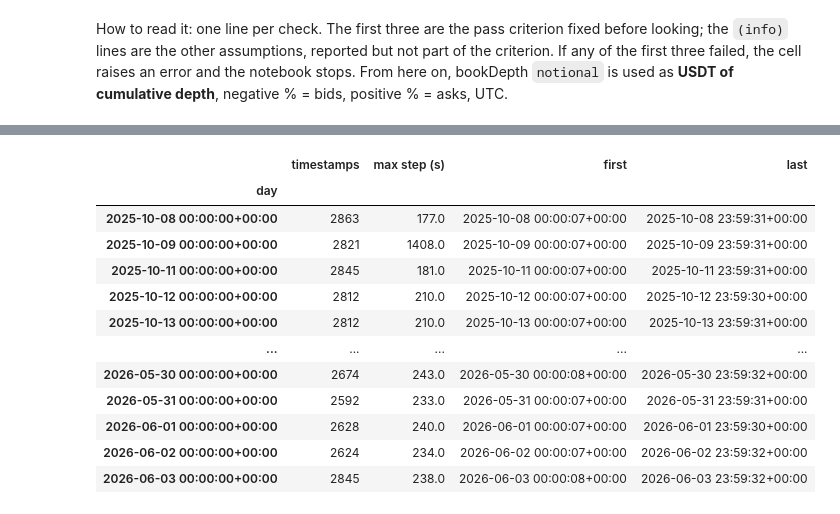
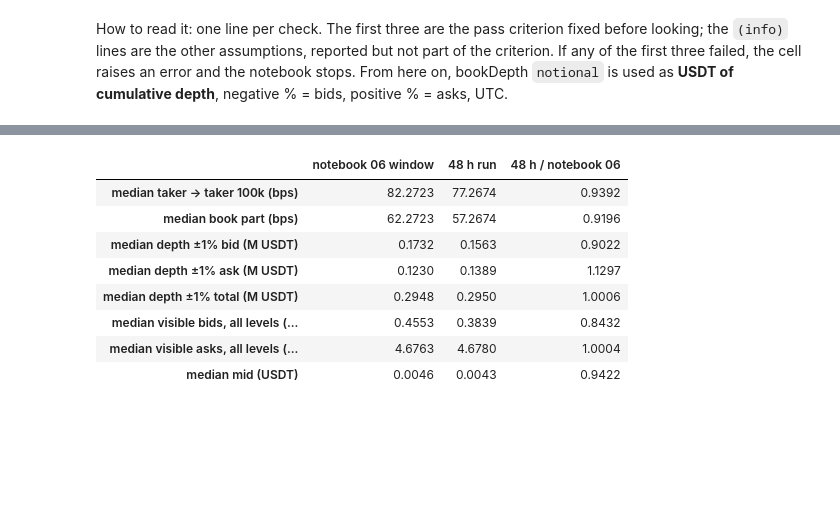
Before and after one commit to Alvarado-Maganna/crypto-quant-lab, a Jupyter notebook: notebooks/08_liquidity_by_hour.ipynb, the cells around one changed output, grey strips where cells are left out. Saved outputs shown, nothing was run; the diff lists cells and outputs as text; code cells hidden in the pictures; blank space fills up the shorter version.

```diff
--- a/notebooks/08_liquidity_by_hour.ipynb
+++ b/notebooks/08_liquidity_by_hour.ipynb
@@ -231,8 +235,10 @@ print(f"days in the minute data with fewer than 1440 candles: "
       f"{int((btc_daily['minutes'] < 1440).sum())}")
 
 stress = stress_table(btc_daily, ["2026-11-22", "2026-11-23"], lookback=90)
-RUN_LABEL = "stress weekend" if stress["stress"].any() else "normal"
-print(f"run label: {RUN_LABEL!r}")
+stress["label"] = np.where(stress["stress"], "stress", "normal")
+DAY_LABEL = {pd.Timestamp(d, tz="UTC"): lab for d, lab in stress["label"].items()}
+RUN_DAYS = {d: f"{name} ({DAY_LABEL[d]})" for d, name in RUN_DAYS.items()}   # used in every table below
+print("day labels:", list(RUN_DAYS.values()))
 stress.round(2)
 # %% [output]
 BTCUSDT: 525,600 1-min candles, 2025-11-24 00:00:00+00:00 -> 2026-11-23 23:59:00+00:00, missing 0, zero-volume 0
@@ -1101,41 +1163,27 @@ stress case (2025-10-06 → 2025-10-14, outside the window).
 # %%
-bd_days = sorted({d.strftime("%Y-%m-%d") for d in pd.date_range(*WINDOW_12M, freq="D")}
-                 | {d.strftime("%Y-%m-%d") for d in pd.date_range(*STRESS_10_10, freq="D")})
-sides_path, quality_path = CACHE / "bookdepth_sides_30s.parquet", CACHE / "bookdepth_quality.parquet"
-if not (sides_path.exists() and quality_path.exists()):
-    frames, quality = [], []
-    for day in bd_days:
-        if not (VISION / book_depth_path("BTCUSDT", day)).exists():   # not published by Binance
-            continue
-        raw = read_book_depth_day(day)
-        w = book_depth_wide(raw)
-        ts = w.index.to_series()
-        quality.append({"day": pd.Timestamp(day, tz="UTC"), "rows": len(raw), "timestamps": len(w),
-                        "percentages": len(w["notional"].columns),
-                        "has ±0.2": all(p in w["notional"].columns for p in (-0.2, 0.2)),
-                        "has ±1": all(p in w["notional"].columns for p in (-1.0, 1.0)),
-                        "max step (s)": ts.diff().dt.total_seconds().max(),
-                        "first": ts.iloc[0], "last": ts.iloc[-1],
-                        "cumulative (% complete rows)": check_cumulative(w.dropna())["monotonic (% of timestamps)"].min()})
-        frames.append(book_depth_side_totals(w, pcts=(0.2, 1.0)))
-    pd.concat(frames).to_parquet(sides_path)
-    pd.DataFrame(quality).to_parquet(quality_path)
-bd_sides = pd.read_parquet(sides_path)
-bd_quality = pd.read_parquet(quality_path).set_index("day")
-not_published = sorted(set(bd_days) - {d.strftime("%Y-%m-%d") for d in bd_quality.index})
-print(f"{len(bd_quality)} daily files of {len(bd_days)} days asked, {len(bd_sides):,} timestamps; "
-      f"not published on data.binance.vision (left out, not filled): {not_published}")
-print(f"timestamps per day: min {bd_quality['timestamps'].min()}, median {bd_quality['timestamps'].median():.0f}, "
-      f"max {bd_quality['timestamps'].max()}; every day has ±1%: {bool(bd_quality['has ±1'].all())}; "
-      f"cumulative on every complete row of every day: {bool((bd_quality['cumulative (% complete rows)'] == 100).all())}")
-short = bd_quality[bd_quality["timestamps"] < 2400]
-print(f"days with fewer than 2,400 timestamps (of 2,880): {[f'{d:%Y-%m-%d} ({n})' for d, n in short['timestamps'].items()]}")
-with_02 = bd_quality[bd_quality["has ±0.2"]]
-print(f"days with ±0.2%: {len(with_02)} of {len(bd_quality)}; first {with_02.index.min():%Y-%m-%d}, last "
-      f"{with_02.index.max():%Y-%m-%d}; days without it: {int((~bd_quality['has ±0.2']).sum())} "
-      f"(first {bd_quality.index[~bd_quality['has ±0.2']].min():%Y-%m-%d}, last "
-      f"{bd_quality.index[~bd_quality['has ±0.2']].max():%Y-%m-%d})")
-holes = bd_quality[bd_quality["max step (s)"] > 120]
-print(f"days with a hole longer than 2 min between timestamps: {len(holes)}")
-holes[["timestamps", "max step (s)", "first", "last"]]
+win06 = pengu_rt_06[(pengu_rt_06["size_usdt"] == 100_000.0) & (pengu_rt_06["direction"] == "long")]
+run100 = pengu_rt[(pengu_rt["size_usdt"] == 100_000.0) & (pengu_rt["direction"] == "long")]
+d06 = snapshot_metrics(load_snapshots(SESSION_06, markets=[PENGU]))
+d_run = run[run["market"] == PENGU]
+compare_pengu = pd.DataFrame({
+    "notebook 06 window": {"median taker -> taker 100k (bps)": win06["total_bps"].median(),
+                           "median book part (bps)": (win06["spread_bps"] + win06["impact_bps"]).median(),
+                           "median depth ±1% bid (M USDT)": d06["depth_1pct_bid_usdt"].median() / USDT_M,
+                           "median depth ±1% ask (M USDT)": d06["depth_1pct_ask_usdt"].median() / USDT_M,
+                           "median depth ±1% total (M USDT)": (d06["depth_1pct_bid_usdt"] + d06["depth_1pct_ask_usdt"]).median() / USDT_M,
+                           "median visible bids, all levels (M USDT)": pengu_visible_06["bid"].median() / USDT_M,
+                           "median visible asks, all levels (M USDT)": pengu_visible_06["ask"].median() / USDT_M,
+                           "median mid (USDT)": d06["mid"].median()},
+    "48 h run": {"median taker -> taker 100k (bps)": run100["total_bps"].median(),
+                 "median book part (bps)": (run100["spread_bps"] + run100["impact_bps"]).median(),
+                 "median depth ±1% bid (M USDT)": d_run["depth_1pct_bid_usdt"].median() / USDT_M,
+                 "median depth ±1% ask (M USDT)": d_run["depth_1pct_ask_usdt"].median() / USDT_M,
+                 "median depth ±1% total (M USDT)": d_run["depth_1pct_total_usdt"].median() / USDT_M,
+                 "median visible bids, all levels (M USDT)": pengu_visible.loc[
+                     pengu_visible.index.isin(run.loc[run["market"] == PENGU, "local_request_utc"]), "bid"].median() / USDT_M,
+                 "median visible asks, all levels (M USDT)": pengu_visible.loc[
+                     pengu_visible.index.isin(run.loc[run["market"] == PENGU, "local_request_utc"]), "ask"].median() / USDT_M,
+                 "median mid (USDT)": d_run["mid"].median()}})
+compare_pengu["48 h / notebook 06"] = compare_pengu["48 h run"] / compare_pengu["notebook 06 window"]
+compare_pengu.round(4)
 # %% [output]
@@ -1147,13 +1190,9 @@ days with a hole longer than 2 min between timestamps: 194
-|  | timestamps | max step (s) | first | last |
-| day |  |  |  |  |
-| 2025-10-08 00:00:00+00:00 | 2863 | 177.0 | 2025-10-08 00:00:07+00:00 | 2025-10-08 23:59:31+00:00 |
-| 2025-10-09 00:00:00+00:00 | 2821 | 1408.0 | 2025-10-09 00:00:07+00:00 | 2025-10-09 23:59:31+00:00 |
-| 2025-10-11 00:00:00+00:00 | 2845 | 181.0 | 2025-10-11 00:00:07+00:00 | 2025-10-11 23:59:31+00:00 |
-| 2025-10-12 00:00:00+00:00 | 2812 | 210.0 | 2025-10-12 00:00:07+00:00 | 2025-10-12 23:59:30+00:00 |
-| 2025-10-13 00:00:00+00:00 | 2812 | 210.0 | 2025-10-13 00:00:07+00:00 | 2025-10-13 23:59:31+00:00 |
-| ... | ... | ... | ... | ... |
-| 2026-05-30 00:00:00+00:00 | 2674 | 243.0 | 2026-05-30 00:00:08+00:00 | 2026-05-30 23:59:32+00:00 |
-| 2026-05-31 00:00:00+00:00 | 2592 | 233.0 | 2026-05-31 00:00:07+00:00 | 2026-05-31 23:59:31+00:00 |
-| 2026-06-01 00:00:00+00:00 | 2628 | 240.0 | 2026-06-01 00:00:07+00:00 | 2026-06-01 23:59:30+00:00 |
-| 2026-06-02 00:00:00+00:00 | 2624 | 234.0 | 2026-06-02 00:00:07+00:00 | 2026-06-02 23:59:32+00:00 |
-| 2026-06-03 00:00:00+00:00 | 2845 | 238.0 | 2026-06-03 00:00:08+00:00 | 2026-06-03 23:59:32+00:00 |
+|  | notebook 06 window | 48 h run | 48 h / notebook 06 |
+| median taker -> taker 100k (bps) | 82.2723 | 77.2674 | 0.9392 |
+| median book part (bps) | 62.2723 | 57.2674 | 0.9196 |
+| median depth ±1% bid (M USDT) | 0.1732 | 0.1563 | 0.9022 |
+| median depth ±1% ask (M USDT) | 0.1230 | 0.1389 | 1.1297 |
+| median depth ±1% total (M USDT) | 0.2948 | 0.2950 | 1.0006 |
+| median visible bids, all levels (... | 0.4553 | 0.3839 | 0.8432 |
+| median visible asks, all levels (... | 4.6763 | 4.6780 | 1.0004 |
+| median mid (USDT) | 0.0046 | 0.0043 | 0.9422 |
```
Also changed, not shown: parts of 121 cells of this notebook.
